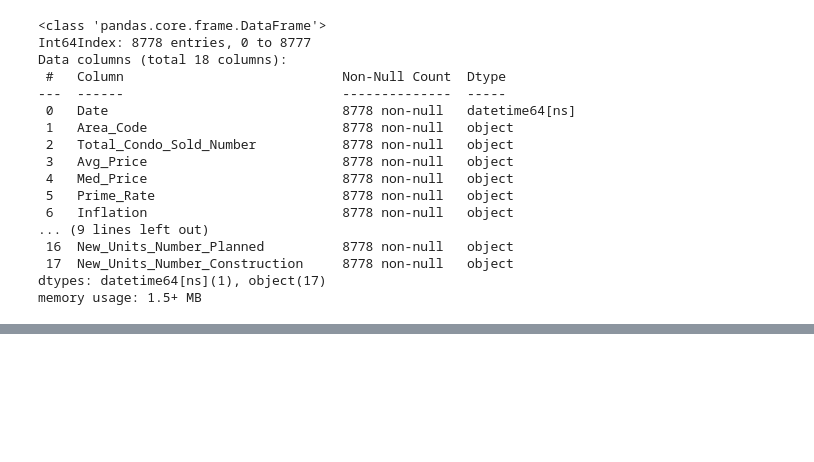
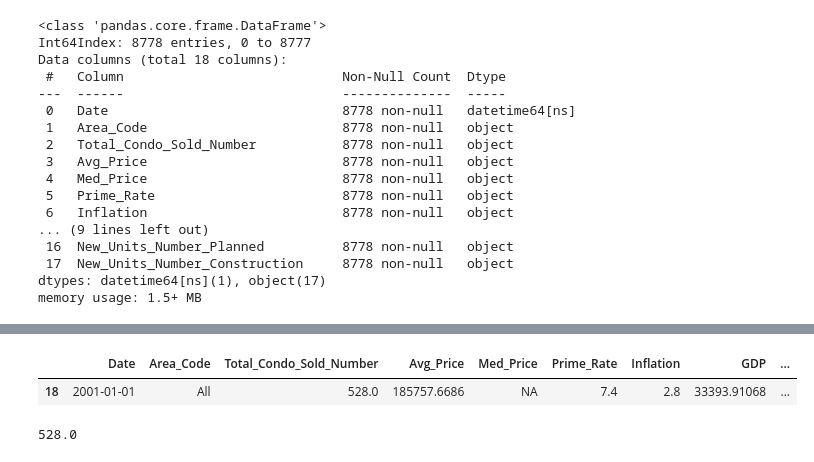
Before and after one commit to Shampire27/test_database, a Jupyter notebook: ETL_pre.ipynb, the cells around one changed output, grey strips where cells are left out. Cells and saved outputs as stored; diff of their text form; code cells hidden in the pictures; blank space fills up the shorter version.

```diff
--- a/ETL_pre.ipynb
+++ b/ETL_pre.ipynb
@@ -111,0 +172,5 @@ memory usage: 1.5+ MB
+# %%
+df1_date[df1_date['Area_Code']=='All']
+# %% [output]
+|  | Date | Area_Code | Total_Condo_Sold_Number | Avg_Price | Med_Price | Prime_Rate | Inflation | GDP | ... |
+| 18 | 2001-01-01 | All | 528.0 | 185757.6686 | NA | 7.4 | 2.8 | 33393.91068 | ... |
@@ -111,0 +184,5 @@ memory usage: 1.5+ MB
+# %%
+
+df1_date[df1_date['Area_Code']=='All']['Total_Condo_Sold_Number'].tolist()[0]
+# %% [output]
+528.0
```
Also changed, not shown: parts of 13 cells of this notebook.
